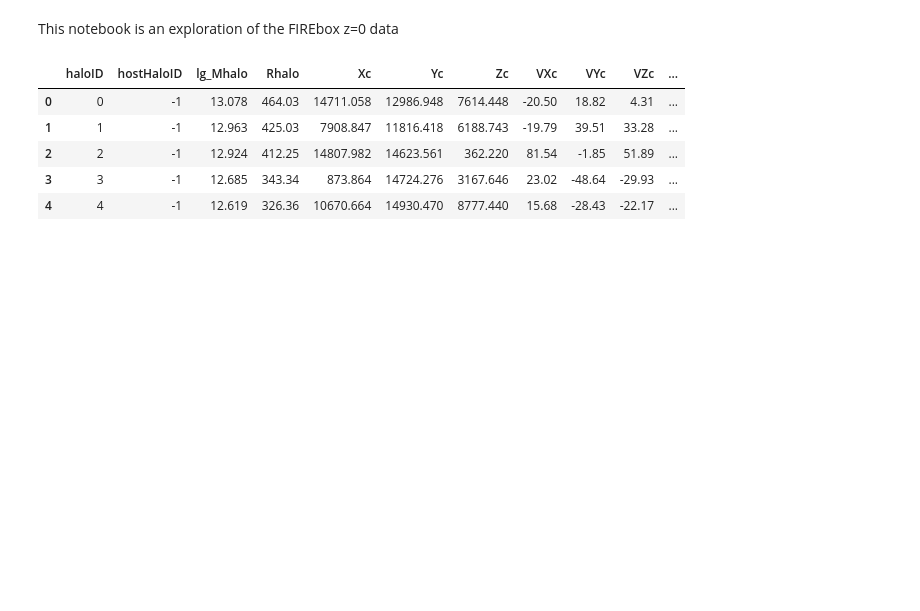
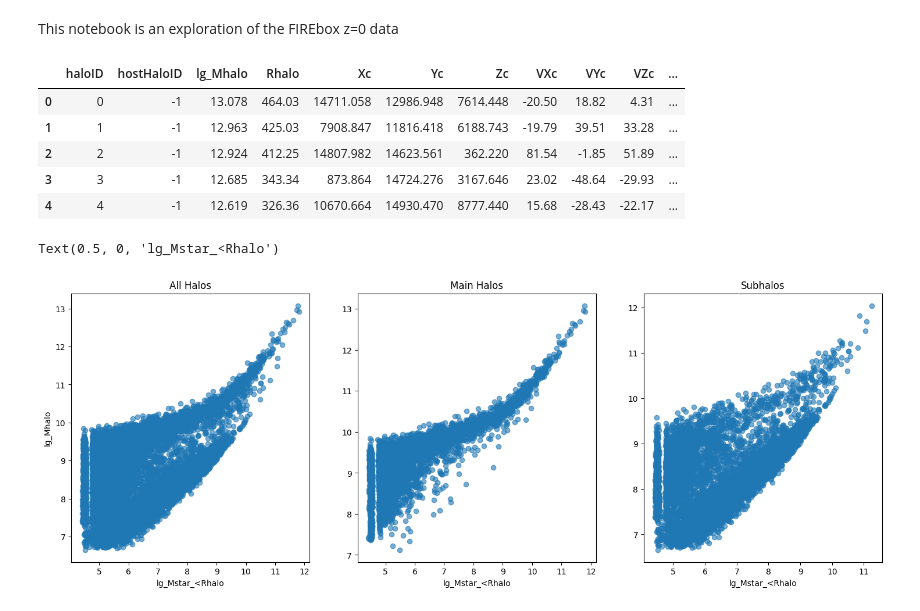
Before and after one commit to abdelrahman-helal/DM_FIREbox, a Jupyter notebook: notebooks/FIREbox_exploration.ipynb, the cells around one changed output. Cells and saved outputs as stored; diff of their text form; code cells hidden in the pictures; blank space fills up the shorter version.

```diff
--- a/notebooks/FIREbox_exploration.ipynb
+++ b/notebooks/FIREbox_exploration.ipynb
@@ -21,0 +26,23 @@ df.head(5)
+# %%
+plt.figure(figsize=(18, 6))
+plt.subplot(1, 3, 1)
+plt.title('All Halos')
+plt.scatter(df['lg_Mstar_<Rhalo'], df['lg_Mhalo'],
+            alpha=0.6)
+plt.xlabel('lg_Mstar_<Rhalo')
+plt.ylabel('lg_Mhalo')
+
+plt.subplot(1, 3, 2)
+plt.title('Main Halos')
+plt.scatter(df_main['lg_Mstar_<Rhalo'], df_main['lg_Mhalo'],
+            alpha=0.6)
+plt.xlabel('lg_Mstar_<Rhalo')
+
+plt.subplot(1, 3, 3)
+plt.title('Subhalos')
+plt.scatter(df_sub['lg_Mstar_<Rhalo'], df_sub['lg_Mhalo'],
+            alpha=0.6)
+plt.xlabel('lg_Mstar_<Rhalo')
+# %% [output]
+Text(0.5, 0, 'lg_Mstar_<Rhalo')
+[figure, added]
```
Also changed, not shown: parts of 8 cells of this notebook, 1 other file.
